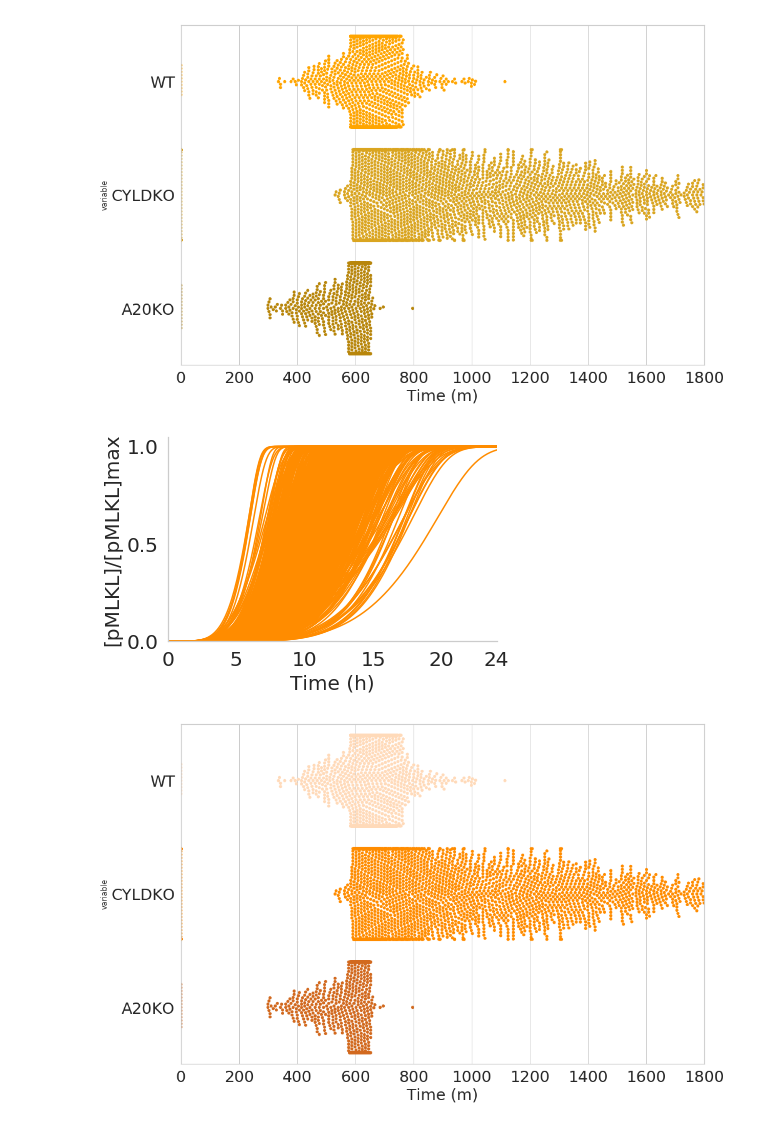
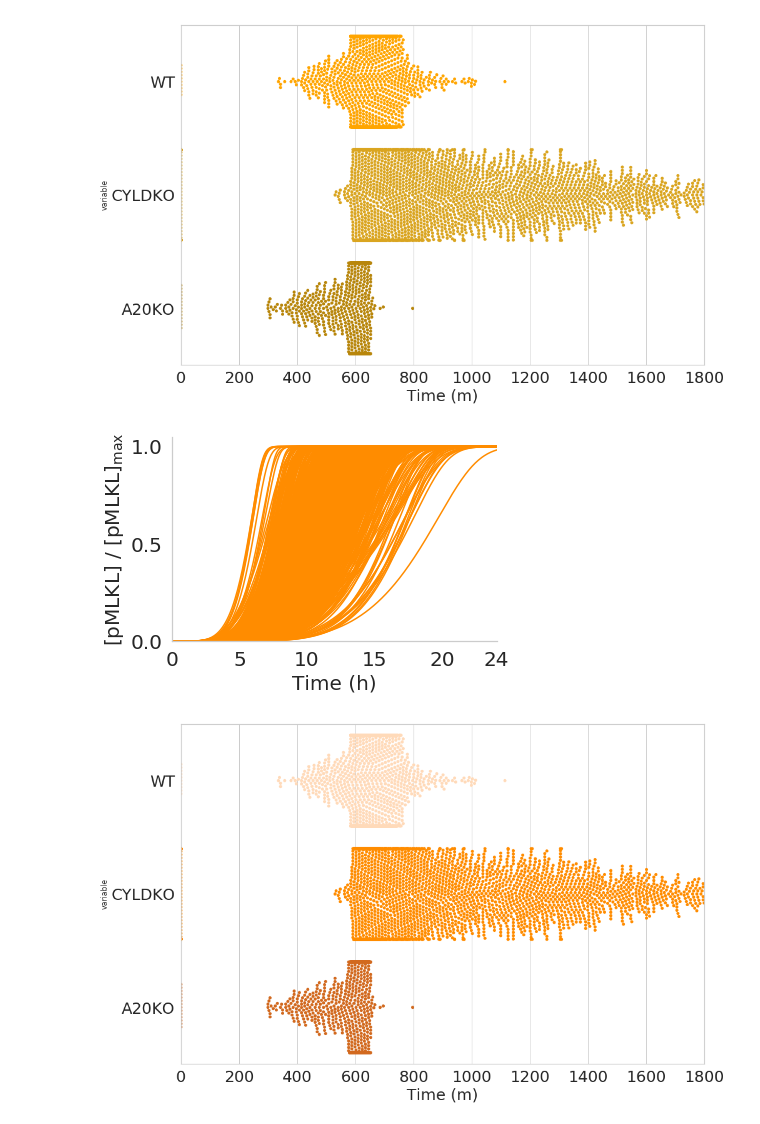
Before and after one commit to LoLab-MSM/NERM, a Jupyter notebook: model_analysis/Modes_protein_dynamics/nerm_newmode2(was4)_dynamics.ipynb, the cells around one changed output. Saved outputs shown, nothing was run; the diff lists cells and outputs as text; code cells hidden in the pictures.

```diff
--- a/model_analysis/Modes_protein_dynamics/nerm_newmode2(was4)_dynamics.ipynb
+++ b/model_analysis/Modes_protein_dynamics/nerm_newmode2(was4)_dynamics.ipynb
@@ -522,31 +522,31 @@ plt.show()
 # %%
 fig, ax = plt.subplots(figsize = (6, 4))
 for n in range(len(mode4_100all)):
     plt.plot(tspan/60, m1alldf100wt.loc[n]['MLKLa_obs'].iloc[:]/5544, lw=1.5, color = 'darkorange',
              zorder = 1)
 # colormap = plt.cm.Reds #nipy_spectral, Set1,Paired
 # colors = [colormap(i) for i in np.linspace(0, 1,len(ax.lines))]
 # for i,j in enumerate(ax.lines):
 #     j.set_color(colors[i])
 # ax1.legend(loc=2)
 plt.xlabel("Time (h)", fontsize=20)
-plt.ylabel(r"[pMLKL]/[pMLKL]max", fontsize=20)
+plt.ylabel(r"[pMLKL] / [pMLKL]$_\mathrm{max}$", fontsize=20)
 plt.xlim(xmin = 0, xmax = 16)
 plt.ylim(ymin = 0)
 plt.xticks(fontsize=20)
 plt.yticks(fontsize=20)
 right_side = ax.spines["right"]
 right_side.set_visible(False)
 top = ax.spines["top"]
 top.set_visible(False)
 ax.grid(False)
 ax.set_xticks([0, 5, 10, 15, 20, 24])
 ax.set_yticks([0, 0.5, 1.0])
 plt.tight_layout()
 plt.savefig('pmlkl_allpars_mode2was4_tnf100_nogridlightsalmon.pdf')
 plt.show()
 # %% [output]
-[figure, old version]
+[figure, new version]
 # %%
 sns.set(style="whitegrid")
 plt.figure(figsize = (15,10))
```
Also changed, not shown: 7 other files.
